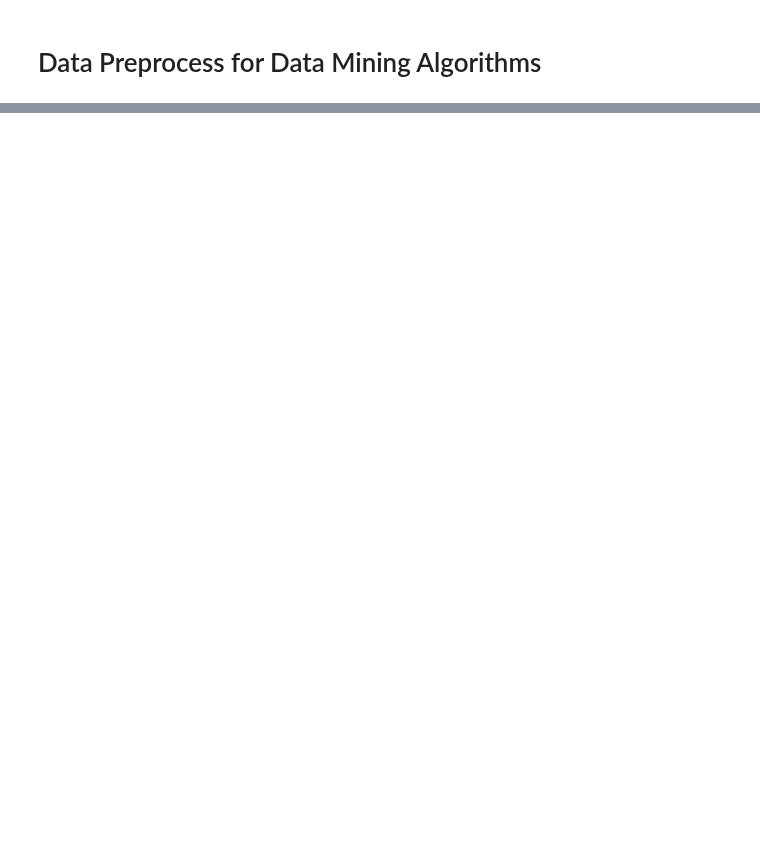
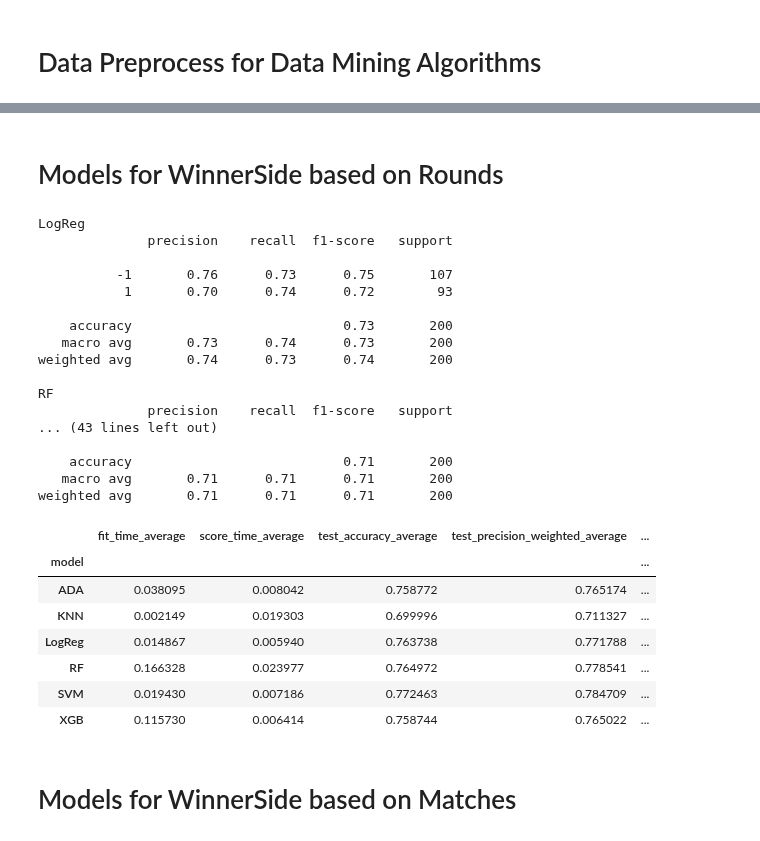
Before and after one commit to gandhimonil9823/CS_GO_Analysis, a Jupyter notebook: Algorithm_Analysis.ipynb, the cells around one changed output, grey strips where cells are left out. Drawn from its saved outputs; the diff is of its cells as text; code cells hidden in the pictures; blank space fills up the shorter version.

```diff
--- a/Algorithm_Analysis.ipynb
+++ b/Algorithm_Analysis.ipynb
@@ -122,0 +155,2 @@ df_meta_data
+# %% [markdown]
+# Models for WinnerSide based on Rounds
@@ -122,0 +189,55 @@ df_meta_data
+# %%
+def run_models(X_train, X_test, Y_train, Y_test, models):
+  scoring = ['accuracy', 'precision_weighted', 'recall_weighted', 'f1_weighted', 'roc_auc']
+  dfs = []
+  results = []
+  names = []
+  for name, model in models:
+    kfold = model_selection.KFold(n_splits=6, shuffle=True, random_state=90210)
+    cv_results = model_selection.cross_validate(model, X_train, Y_train, cv=kfold, scoring=scoring)
+    clf = model.fit(X_train, Y_train)
+    y_pred = clf.predict(X_test)
+    print(name)
+    print(classification_report(Y_test, y_pred))
+    results.append(cv_results)
+    this_df = pd.DataFrame(cv_results)
+    this_df['model'] = name
+    dfs.append(this_df)
+  final = pd.concat(dfs, ignore_index=True)
+  return final
+# %%
+df_kfold_results = run_models(X_train, X_test, Y_train, Y_test, models)
+
+df_kfold_results_average_values = df_kfold_results.groupby('model').mean()
+
+df_kfold_results_average_values.columns = [str(col) + '_average' for col in df_kfold_results_average_values.columns]
+
+df_kfold_results_average_values
+# %% [output]
+LogReg
+              precision    recall  f1-score   support
+
+          -1       0.76      0.73      0.75       107
+           1       0.70      0.74      0.72        93
+
+    accuracy                           0.73       200
+   macro avg       0.73      0.74      0.73       200
+weighted avg       0.74      0.73      0.74       200
+
+RF
+              precision    recall  f1-score   support
+... (43 lines left out)
+
+    accuracy                           0.71       200
+   macro avg       0.71      0.71      0.71       200
+weighted avg       0.71      0.71      0.71       200
+|  | fit_time_average | score_time_average | test_accuracy_average | test_precision_weighted_average | ... |
+| model |  |  |  |  | ... |
+| ADA | 0.038095 | 0.008042 | 0.758772 | 0.765174 | ... |
+| KNN | 0.002149 | 0.019303 | 0.699996 | 0.711327 | ... |
+| LogReg | 0.014867 | 0.005940 | 0.763738 | 0.771788 | ... |
+| RF | 0.166328 | 0.023977 | 0.764972 | 0.778541 | ... |
+| SVM | 0.019430 | 0.007186 | 0.772463 | 0.784709 | ... |
+| XGB | 0.115730 | 0.006414 | 0.758744 | 0.765022 | ... |
+# %% [markdown]
+# Models for WinnerSide based on Matches
```
Also changed, not shown: parts of 16 cells of this notebook.
